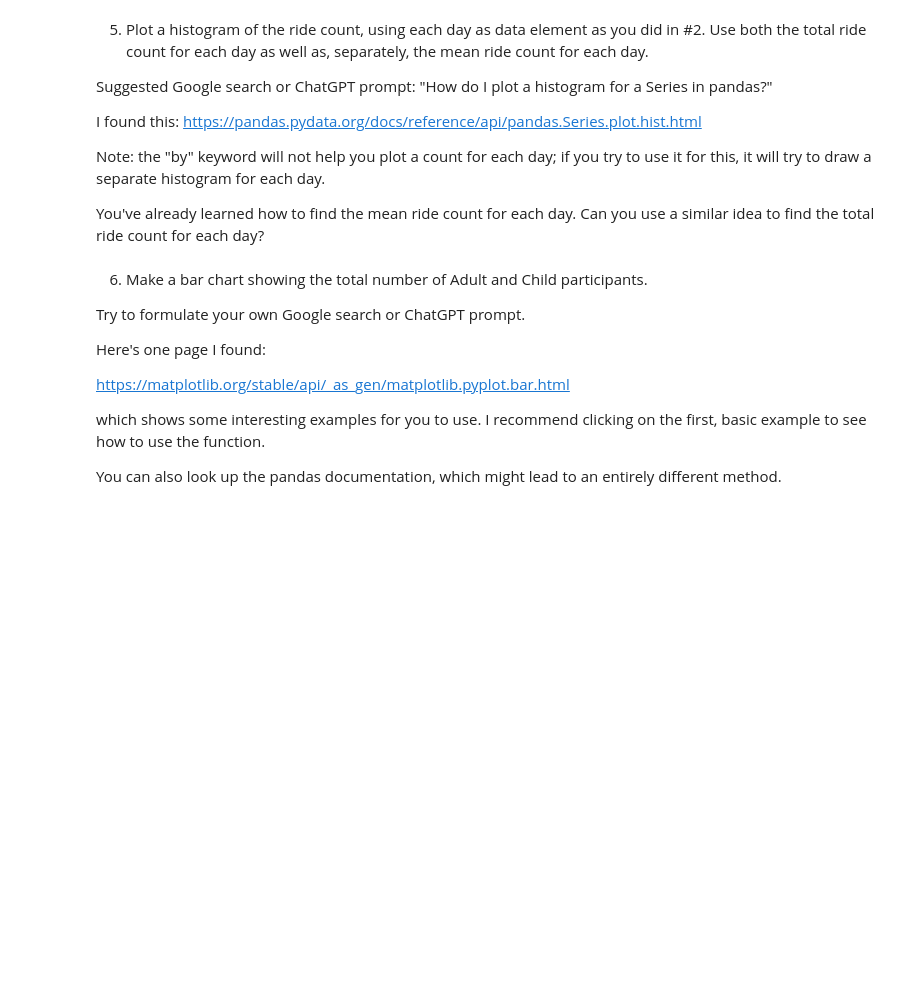
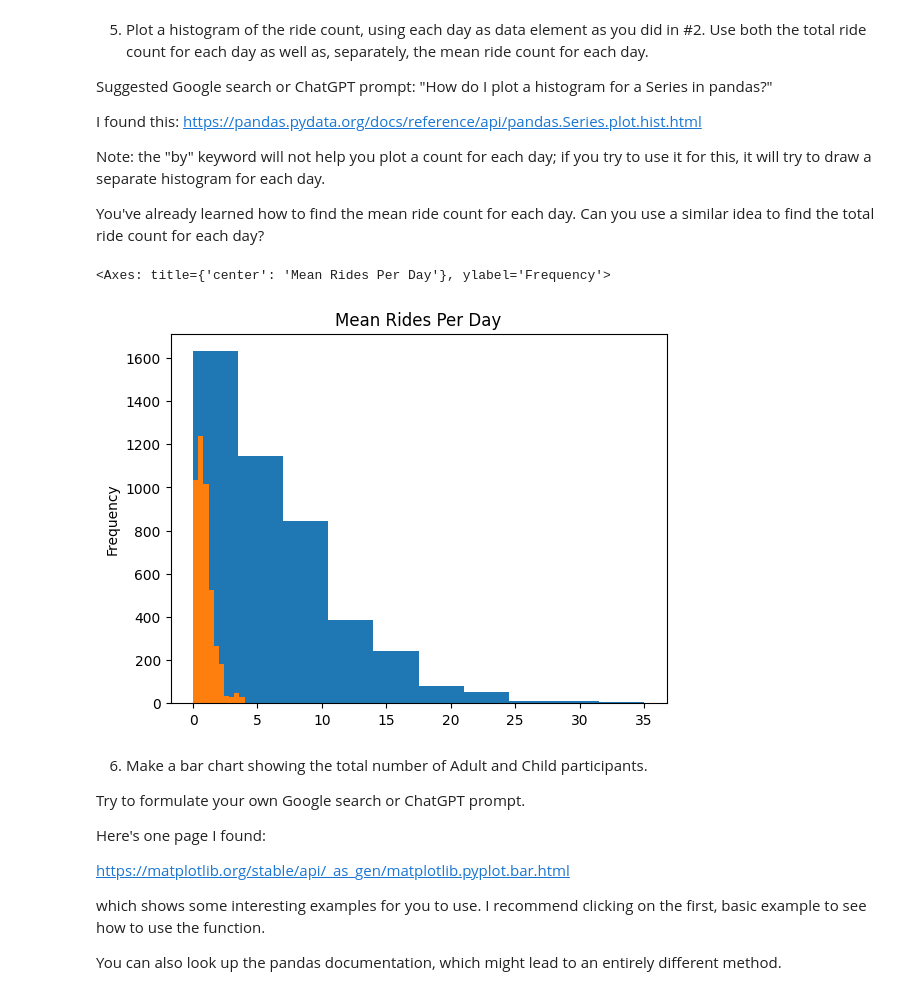
Before and after one commit to SalhaMo/Module-B-semester-2, a Jupyter notebook: Week3.ipynb, the cells around one changed output. Saved outputs shown, nothing was run; the diff lists cells and outputs as text; code cells hidden in the pictures; blank space fills up the shorter version.

```diff
--- a/Week3.ipynb
+++ b/Week3.ipynb
@@ -224,6 +261,17 @@ I found this: https://pandas.pydata.org/docs/reference/api/pandas.Series.plot.hi
 Note: the "by" keyword will not help you plot a count for each day; if you try to use it for this, it will try to draw a separate histogram for each day.
 
 You've already learned how to find the mean ride count for each day.  Can you use a similar idea to find the total ride count for each day?
+# %%
+rides = ["MartianRide", "TeacupRide", "RiverRide"]
+
+daily_total = df.groupby("VisitDate")[rides].sum().sum(axis=1)
+daily_mean  = df.groupby("VisitDate")[rides].mean().mean(axis=1)
+
+daily_total.plot.hist(bins=10, title="Total Rides Per Day")
+daily_mean.plot.hist(bins=10, title="Mean Rides Per Day")
+# %% [output]
+<Axes: title={'center': 'Mean Rides Per Day'}, ylabel='Frequency'>
+[figure, added]
 # %% [markdown]
 6. Make a bar chart showing the total number of Adult and Child participants.
 
```
Also changed, not shown: parts of 5 cells of this notebook.
